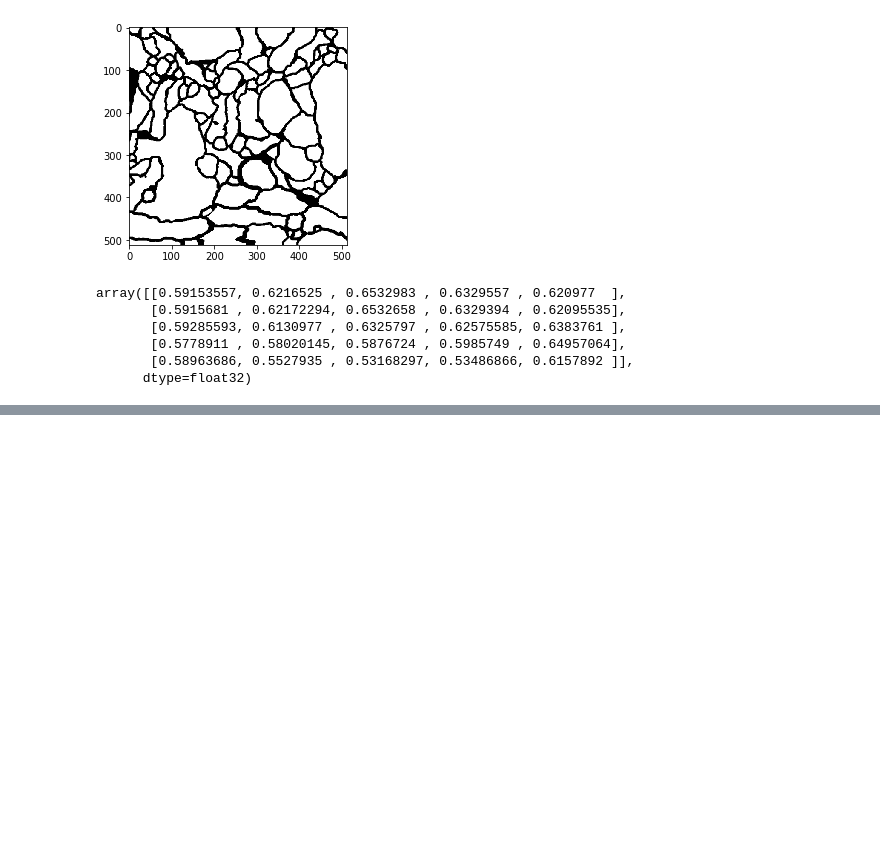
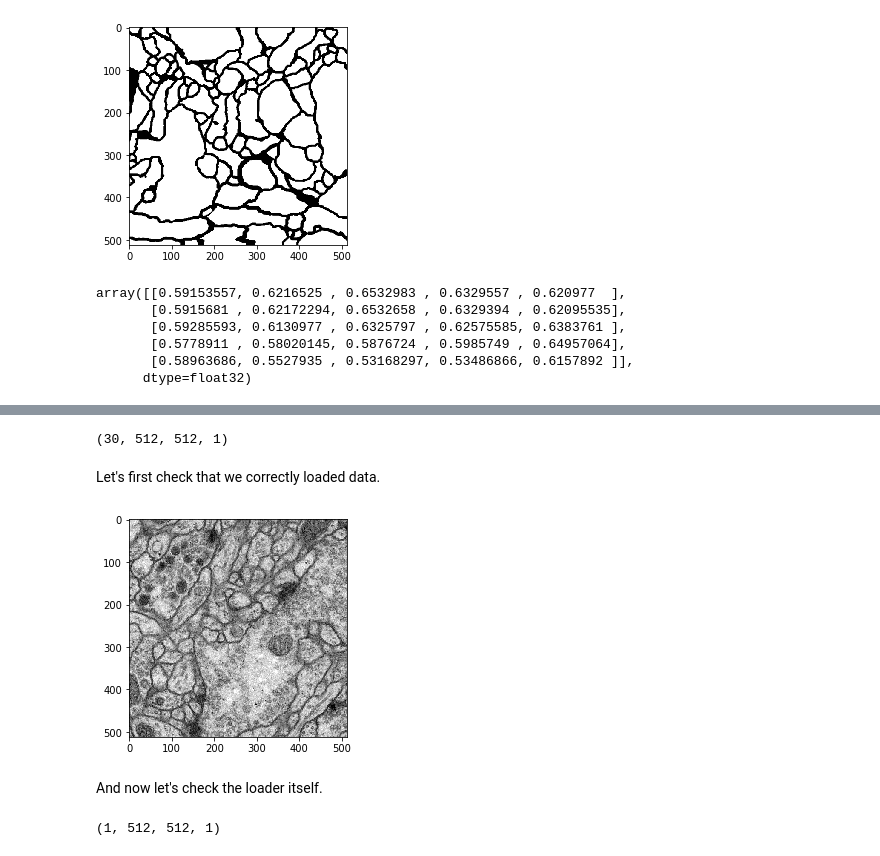
Before and after one commit to ilyarudyak/cs230_project_keras, a Jupyter notebook: isbi_challenge/data_gen_debug.ipynb, the cells around one changed output, grey strips where cells are left out. Saved outputs shown, nothing was run; the diff lists cells and outputs as text; code cells hidden in the pictures; blank space fills up the shorter version.

```diff
--- a/isbi_challenge/data_gen_debug.ipynb
+++ b/isbi_challenge/data_gen_debug.ipynb
@@ -72,0 +72,2 @@ array([[0.59153557, 0.6216525 , 0.6532983 , 0.6329557 , 0.620977  ],
+# %%
+data = ISBI2012()
@@ -72,0 +76,14 @@ array([[0.59153557, 0.6216525 , 0.6532983 , 0.6329557 , 0.620977  ],
+# %%
+data.image_data_test.shape
+# %% [output]
+(30, 512, 512, 1)
+# %% [markdown]
+Let's first check that we correctly loaded data.
+# %%
+test_img = data.image_data_test[0]
+# %%
+plt.imshow(test_img.reshape(512, 512), cmap='gray');
+# %% [output]
+[figure, added]
+# %% [markdown]
+And now let's check the loader itself.
@@ -72,0 +92,4 @@ array([[0.59153557, 0.6216525 , 0.6532983 , 0.6329557 , 0.620977  ],
+# %%
+test_img.shape
+# %% [output]
+(1, 512, 512, 1)
```
Also changed, not shown: parts of 5 cells of this notebook, 3 other files.
